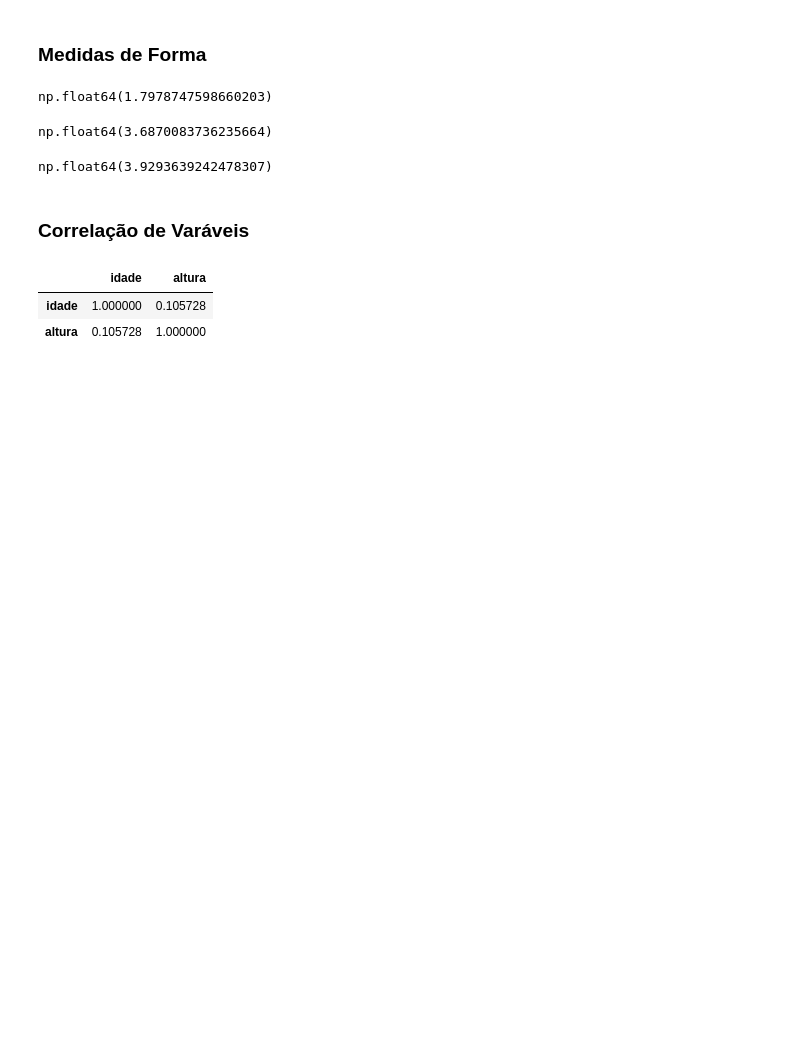
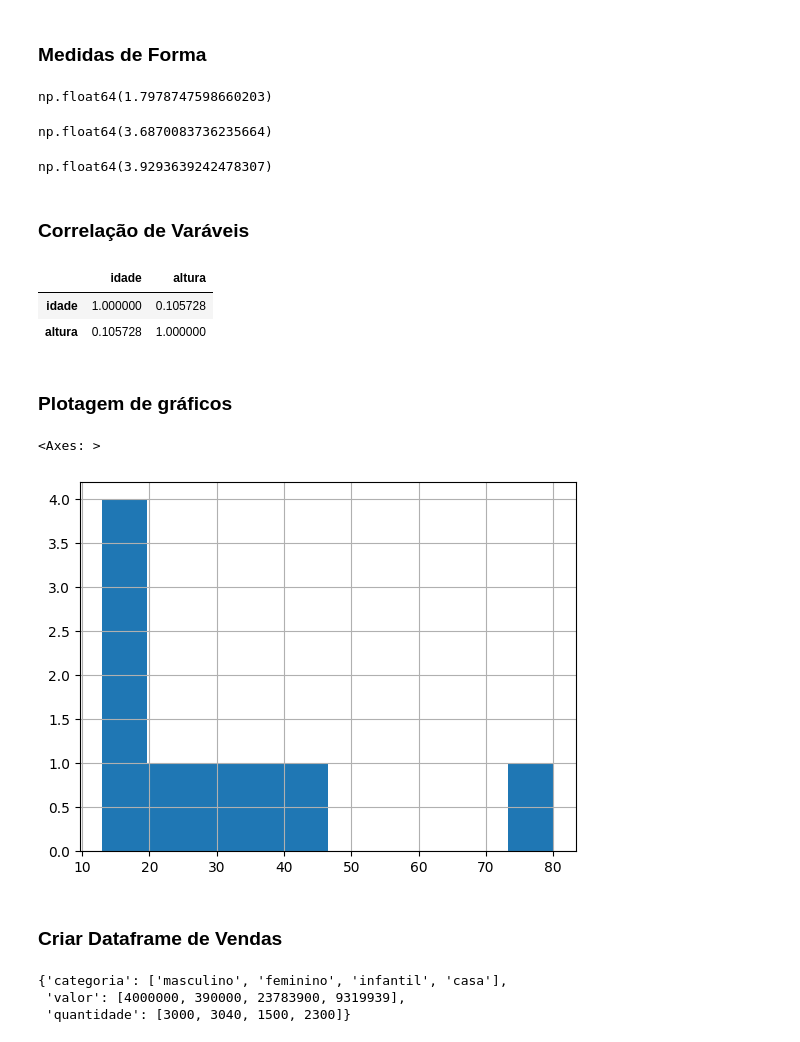
Before and after one commit to AlexandreFeltrin/EstudoIA, a Jupyter notebook: estatisticadev/estatistica_devs.ipynb, the cells around one changed output. Saved outputs shown, nothing was run; the diff lists cells and outputs as text; code cells hidden in the pictures; blank space fills up the shorter version.

```diff
--- a/estatisticadev/estatistica_devs.ipynb
+++ b/estatisticadev/estatistica_devs.ipynb
@@ -107,3 +107,5 @@ df_medidas.corr(method='pearson',)
 |  | idade | altura |
 | idade | 1.000000 | 0.105728 |
 | altura | 0.105728 | 1.000000 |
+# %% [markdown]
+### Plotagem de gráficos
@@ -109,0 +114,14 @@ df_medidas.corr(method='pearson',)
+# %%
+df_medidas.idade.hist()
+# %% [output]
+<Axes: >
+[figure, added]
+# %% [markdown]
+### Criar Dataframe de Vendas
+# %%
+dict_vendas = { 'categoria': ['masculino', 'feminino', 'infantil', 'casa'], 'valor': [4000000,390000,23783900,9319939], 'quantidade': [3000,3040,1500,2300] }
+dict_vendas
+# %% [output]
+{'categoria': ['masculino', 'feminino', 'infantil', 'casa'],
+ 'valor': [4000000, 390000, 23783900, 9319939],
+ 'quantidade': [3000, 3040, 1500, 2300]}
```
Also changed, not shown: parts of 14 cells of this notebook, 3 other files.
